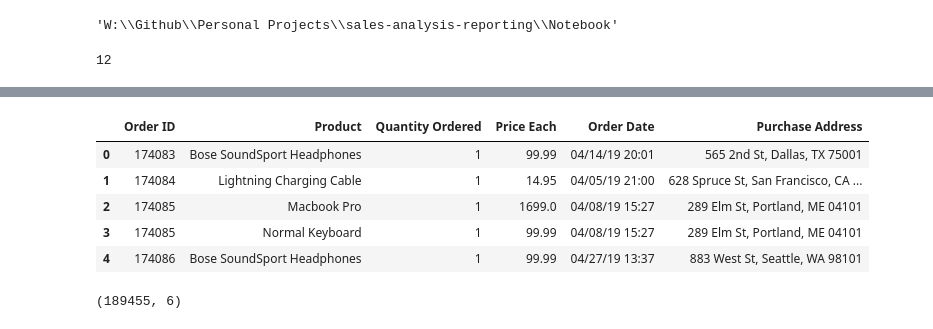
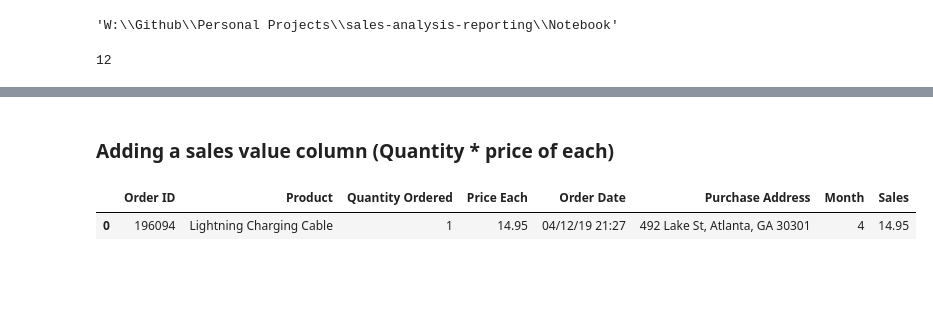
Before and after one commit to Aniket-Mishra/Sales-Analysis-and-Reporting, a Jupyter notebook: Notebook/Sales Analysis.ipynb, the cells around one changed output, grey strips where cells are left out. Drawn from its saved outputs; the diff is of its cells as text; code cells hidden in the pictures; blank space fills up the shorter version.

```diff
--- a/Notebook/Sales Analysis.ipynb
+++ b/Notebook/Sales Analysis.ipynb
@@ -45,3 +56,0 @@ df.shape
-# %%
-df = df.drop(['Unnamed: 0'], axis = 1)
-df.shape
@@ -50,3 +73,3 @@ df.shape
 # %%
-temp_df = df[df['Order Date'].str[0:2] == 'Or']
-temp_df
+df['Month'] = df['Order Date'].str[0:2]
+df.Month = df['Month'].apply(pd.to_numeric)
@@ -70,14 +98,8 @@ temp_df
+# %% [markdown]
+### Adding a sales value column (Quantity * price of each)
 # %%
-df = df[df['Order Date'].str[0:2] != 'Or']
-df.head()
+df['Sales'] = df['Quantity Ordered'] * df['Price Each']
+df.head(1)
 # %% [output]
-|  | Order ID | Product | Quantity Ordered | Price Each | Order Date | Purchase Address |
-| 0 | 174083 | Bose SoundSport Headphones | 1 | 99.99 | 04/14/19 20:01 | 565 2nd St, Dallas, TX 75001 |
-| 1 | 174084 | Lightning Charging Cable | 1 | 14.95 | 04/05/19 21:00 | 628 Spruce St, San Francisco, CA ... |
-| 2 | 174085 | Macbook Pro | 1 | 1699.0 | 04/08/19 15:27 | 289 Elm St, Portland, ME 04101 |
-| 3 | 174085 | Normal Keyboard | 1 | 99.99 | 04/08/19 15:27 | 289 Elm St, Portland, ME 04101 |
-| 4 | 174086 | Bose SoundSport Headphones | 1 | 99.99 | 04/27/19 13:37 | 883 West St, Seattle, WA 98101 |
+|  | Order ID | Product | Quantity Ordered | Price Each | Order Date | Purchase Address | Month | Sales |
+| 0 | 196094 | Lightning Charging Cable | 1 | 14.95 | 04/12/19 21:27 | 492 Lake St, Atlanta, GA 30301 | 4 | 14.95 |
-# %%
-df.shape
-# %% [output]
-(189455, 6)
```
Also changed, not shown: parts of 46 cells of this notebook, 14 other files.
